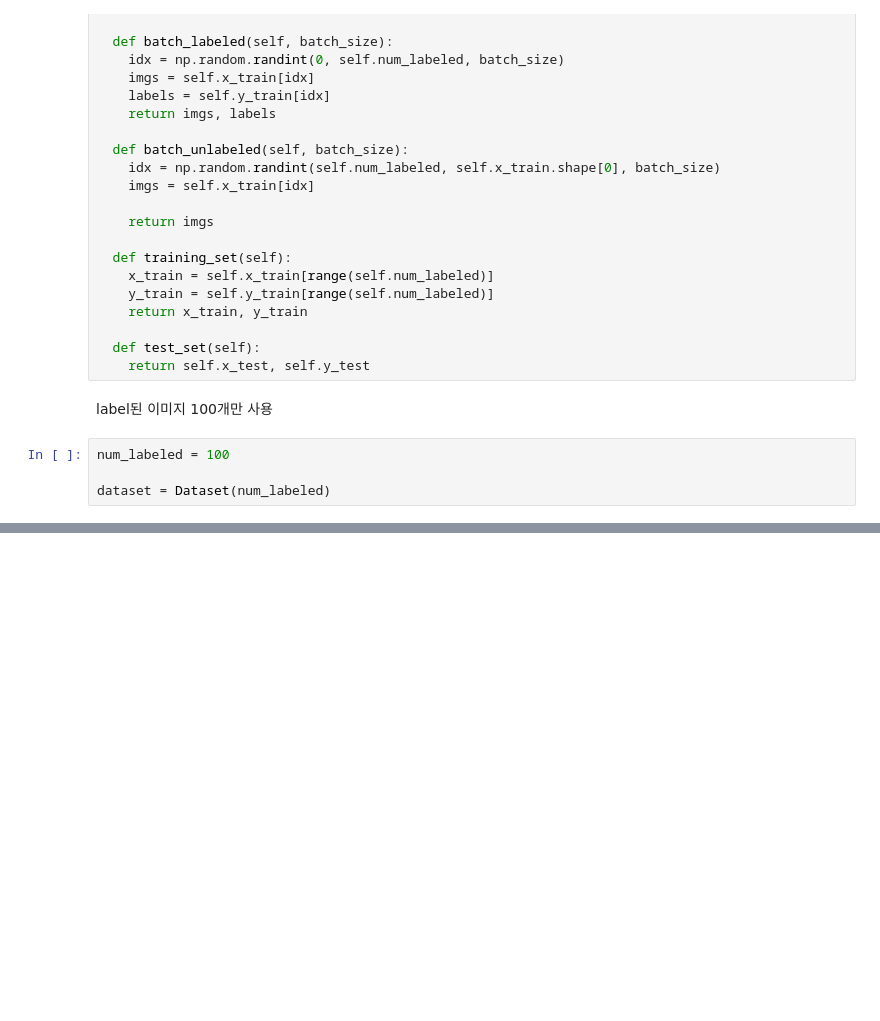
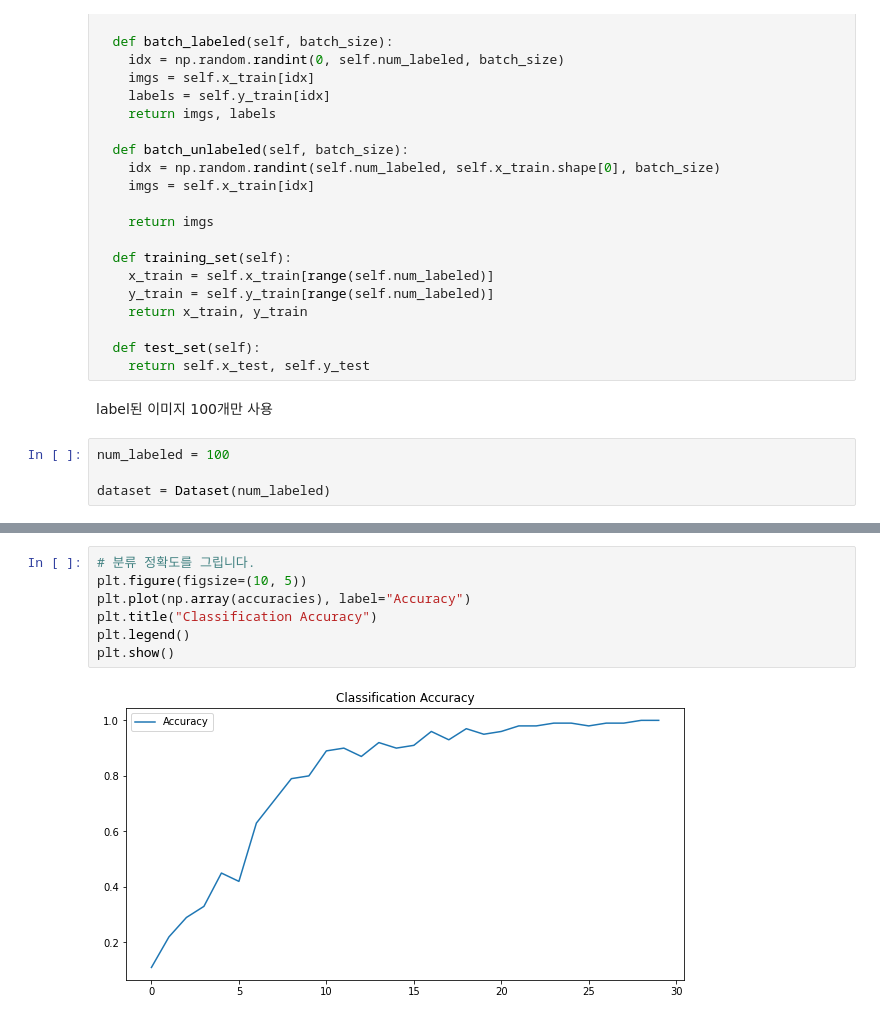
Before and after one commit to dlarhkd1211/GANs-in-action, a Jupyter notebook: ch7.ipynb, the cells around one changed output, grey strips where cells are left out. Cells and saved outputs as stored; diff of their text form; blank space fills up the shorter version.

```diff
--- a/ch7.ipynb
+++ b/ch7.ipynb
@@ -68,0 +295,9 @@ dataset = Dataset(num_labeled)
+# %%
+# 분류 정확도를 그립니다.
+plt.figure(figsize=(10, 5))
+plt.plot(np.array(accuracies), label="Accuracy")
+plt.title("Classification Accuracy")
+plt.legend()
+plt.show()
+# %% [output]
+[figure, added]
```
Also changed, not shown: parts of 23 cells of this notebook.
